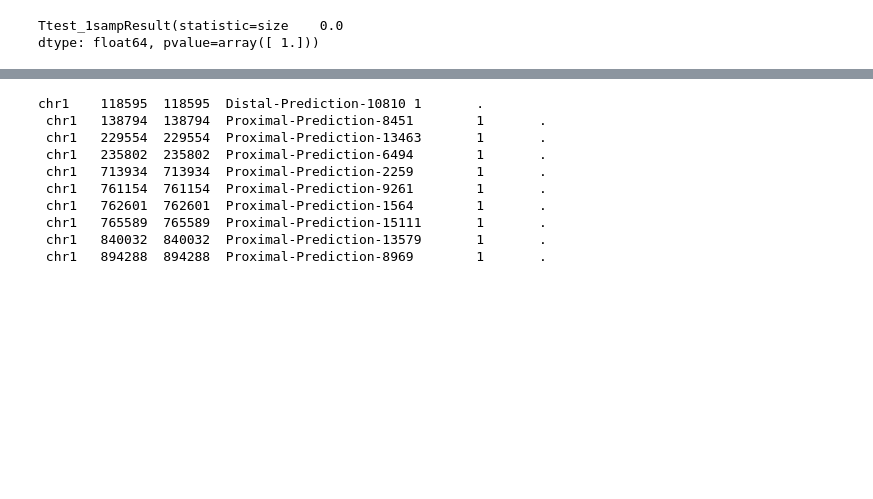
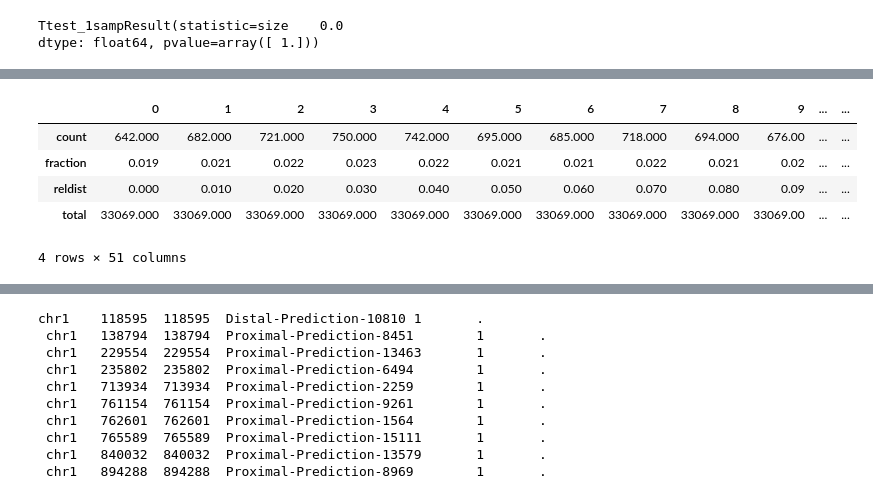
Before and after one commit to mvanzetti/thesis, a Jupyter notebook: notebooks/MIR-derived enhancers.ipynb, the cells around one changed output, grey strips where cells are left out. Drawn from its saved outputs; the diff is of its cells as text; code cells hidden in the pictures; blank space fills up the shorter version.

```diff
--- a/notebooks/MIR-derived enhancers.ipynb
+++ b/notebooks/MIR-derived enhancers.ipynb
@@ -239,0 +264,10 @@ p-value: [  1.31908630e-82]
+# %%
+df_reldist = pd.DataFrame(encode_bed_cores.sort().reldist(repeat_bed.sort()))
+df_reldist.T
+# %% [output]
+|  | 0 | 1 | 2 | 3 | 4 | 5 | 6 | 7 | 8 | 9 | ... | ... |
+| count | 642.000 | 682.000 | 721.000 | 750.000 | 742.000 | 695.000 | 685.000 | 718.000 | 694.000 | 676.00 | ... | ... |
+| fraction | 0.019 | 0.021 | 0.022 | 0.023 | 0.022 | 0.021 | 0.021 | 0.022 | 0.021 | 0.02 | ... | ... |
+| reldist | 0.000 | 0.010 | 0.020 | 0.030 | 0.040 | 0.050 | 0.060 | 0.070 | 0.080 | 0.09 | ... | ... |
+| total | 33069.000 | 33069.000 | 33069.000 | 33069.000 | 33069.000 | 33069.000 | 33069.000 | 33069.000 | 33069.000 | 33069.00 | ... | ... |
+4 rows × 51 columns
```
Also changed, not shown: parts of 17 cells of this notebook, 1 other file.
